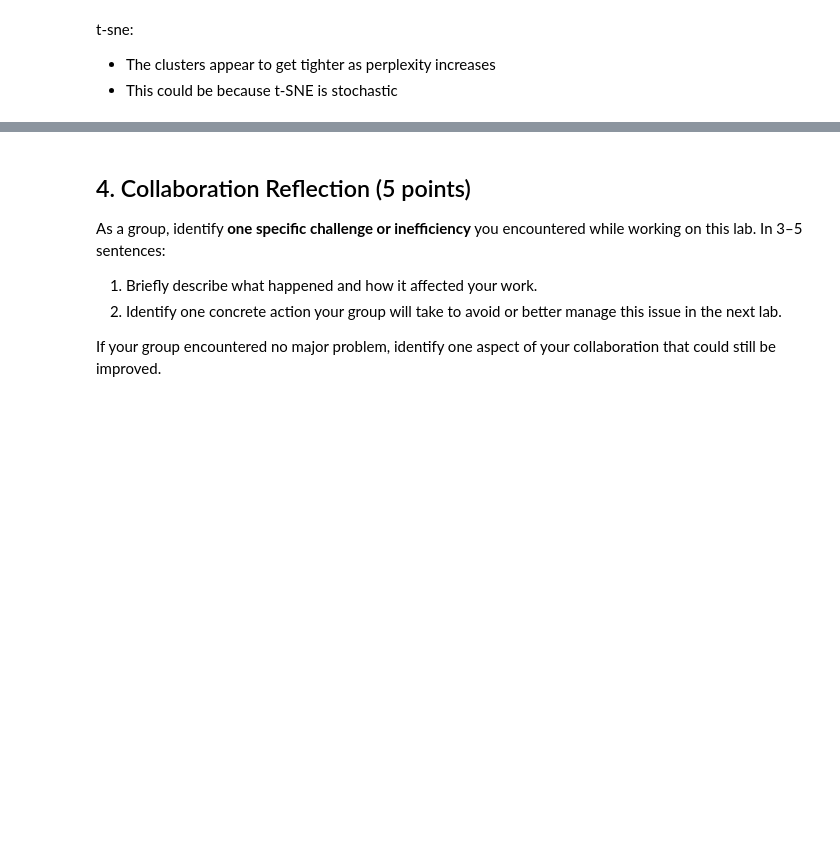
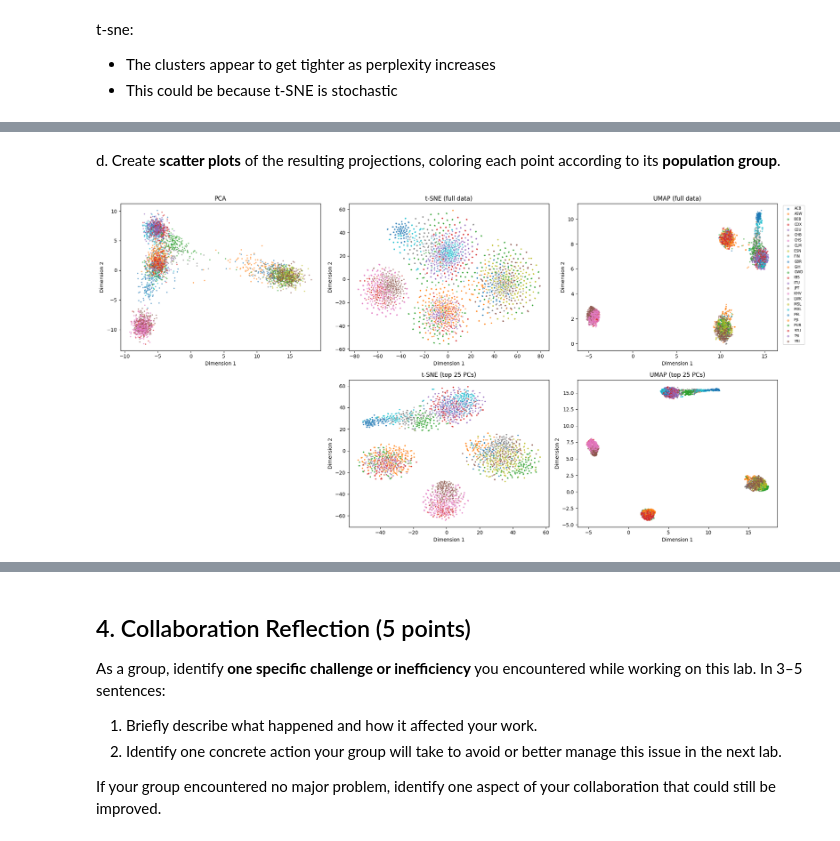
Before and after one commit to laine-goldmacher/ML-Labs, a Jupyter notebook: 03-tsne-and-umap.ipynb, the cells around one changed output, grey strips where cells are left out. Cells and saved outputs as stored; diff of their text form; code cells hidden in the pictures; blank space fills up the shorter version.

```diff
--- a/03-tsne-and-umap.ipynb
+++ b/03-tsne-and-umap.ipynb
@@ -330,2 +333,6 @@ Please elaborate on your answers and use the plots to support your discussion.
 # %%
 # YOUR CODE HERE
+genotype = np.load("genome_data_lab3.npy")
+labels = pd.read_csv("population_labels_lab3.txt", header=None).iloc[:, 0].values
+
+print(genotype.shape, len(labels), len(np.unique(labels)), "populations")
@@ -331,0 +343,4 @@ Please elaborate on your answers and use the plots to support your discussion.
+# %%
+keep = genotype.std(axis=0) > 0
+X = genotype[:, keep].astype(float)
+X_scaled = StandardScaler().fit_transform(X)
@@ -331,0 +349,17 @@ Please elaborate on your answers and use the plots to support your discussion.
+# %%
+# timing function to assess computational time for 3e
+import time as time
+
+def timed(name, fn):
+    t = time.time()
+    out = fn()
+    print(f"{name} took {time.time() - t:.1f} seconds")
+    return out
+pca_2d = timed("PCA", lambda: PCA(n_components=2).fit_transform(X_scaled))
+tsne_2d = timed("t-SNE", lambda: TSNE(n_components=2, random_state=42).fit_transform(X_scaled))
+umap_2d = timed("UMAP", lambda: UMAP(n_components=2, random_state=42).fit_transform(X_scaled))
+
+# for 3e: PCA to 25 components first, then t-SNE / UMAP
+pca_25 = PCA(n_components=25).fit_transform(X_scaled)
+tsne_25 = timed("PCA25 + t-SNE", lambda: TSNE(n_components=2, random_state=42).fit_transform(pca_25))
+umap_25 = timed("PCA25 + UMAP", lambda: UMAP(n_components=2, random_state=42).fit_transform(pca_25))
@@ -331,0 +372,23 @@ Please elaborate on your answers and use the plots to support your discussion.
+# %% [markdown]
+d. Create **scatter plots** of the resulting projections, coloring each point according to its **population group**.
+# %%
+def scatter(ax, emb, title):
+    for pop in np.unique(labels):
+        m = labels == pop
+        ax.scatter(emb[m, 0], emb[m, 1], s=3, label=pop, alpha=0.5)
+    ax.set_title(title)
+    ax.set_xlabel("Dimension 1")
+    ax.set_ylabel("Dimension 2")
+
+fig, axes = plt.subplots(2, 3, figsize=(20, 10))
+scatter(axes[0, 0], pca_2d, "PCA")
+scatter(axes[0, 1], tsne_2d, "t-SNE (full data)")
+scatter(axes[0, 2], umap_2d, "UMAP (full data)")
+axes[1, 0].axis("off")
+scatter(axes[1, 1], tsne_25, "t-SNE (top 25 PCs)")
+scatter(axes[1, 2], umap_25, "UMAP (top 25 PCs)")
+axes[0, 2].legend(markerscale=2, fontsize=7, bbox_to_anchor=(1.02, 1), loc="upper left")
+plt.tight_layout()
+plt.show()
+# %% [output]
+[figure, added]
```
Also changed, not shown: parts of 9 cells of this notebook.
